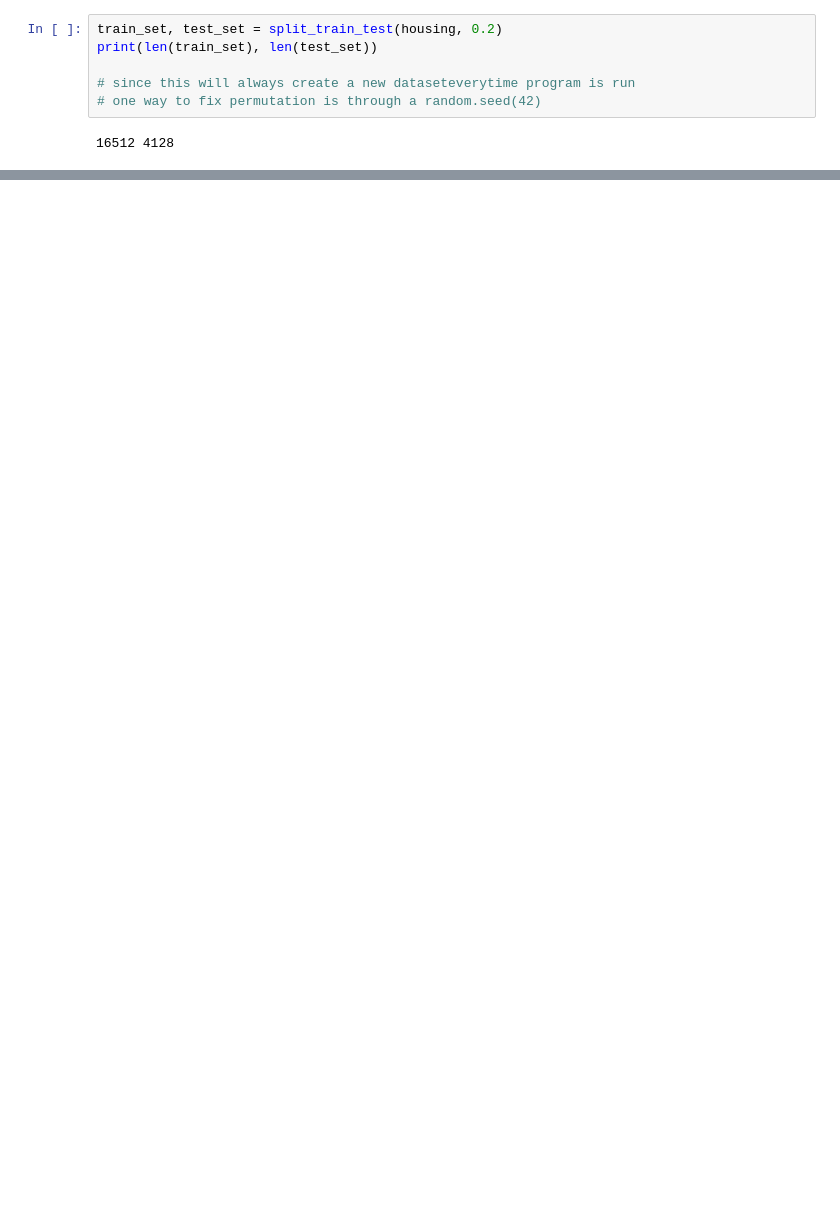
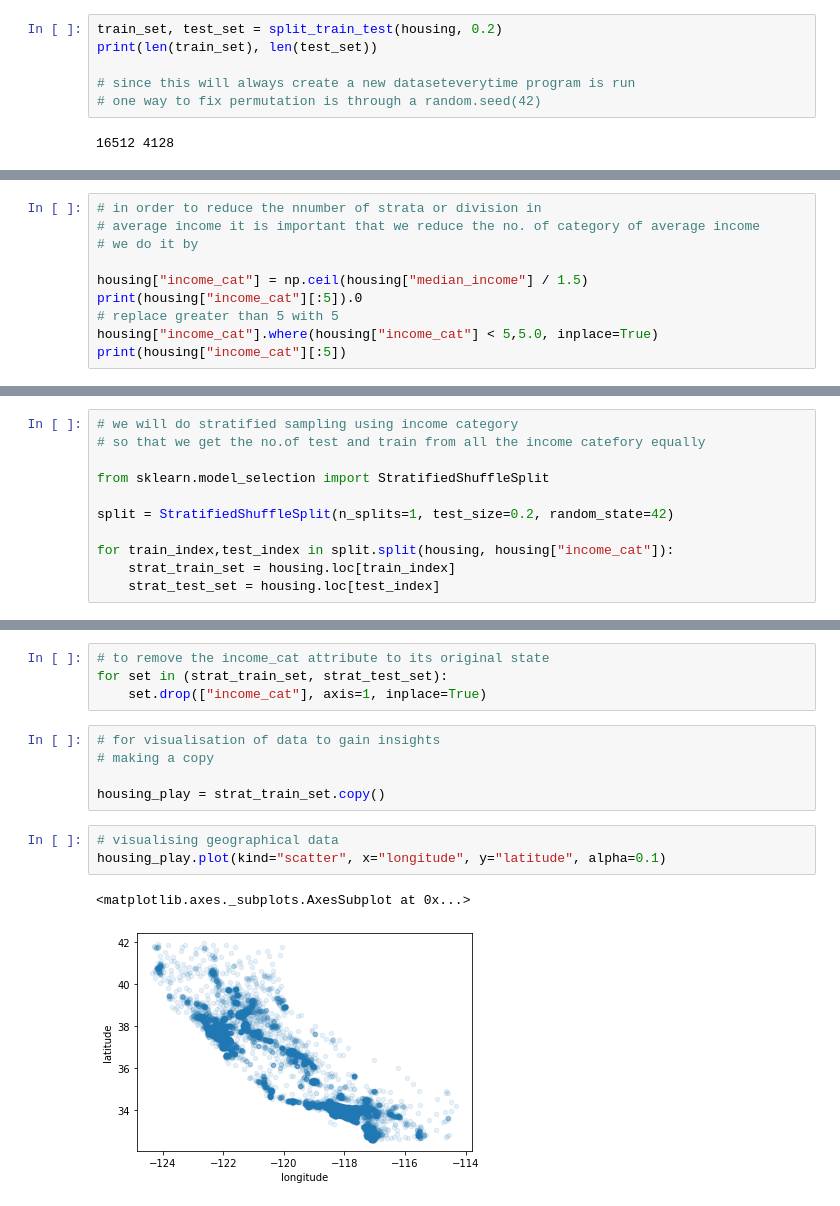
Before and after one commit to fanbyprinciple/hands_on_ml, a Jupyter notebook: chapter_two/housing.ipynb, the cells around one changed output, grey strips where cells are left out. Cells and saved outputs as stored; diff of their text form; blank space fills up the shorter version.

Commit message:
chapter_two: visualising through graphs

```diff
--- a/chapter_two/housing.ipynb
+++ b/chapter_two/housing.ipynb
@@ -208,0 +251,10 @@ print(len(train_set), len(test_set))
+# %%
+# in order to reduce the nnumber of strata or division in
+# average income it is important that we reduce the no. of category of average income
+# we do it by
+
+housing["income_cat"] = np.ceil(housing["median_income"] / 1.5)
+print(housing["income_cat"][:5]).0
+# replace greater than 5 with 5
+housing["income_cat"].where(housing["income_cat"] < 5,5.0, inplace=True)
+print(housing["income_cat"][:5])
@@ -208,0 +274,11 @@ print(len(train_set), len(test_set))
+# %%
+# we will do stratified sampling using income category
+# so that we get the no.of test and train from all the income catefory equally
+
+from sklearn.model_selection import StratifiedShuffleSplit
+
+split = StratifiedShuffleSplit(n_splits=1, test_size=0.2, random_state=42)
+
+for train_index,test_index in split.split(housing, housing["income_cat"]):
+    strat_train_set = housing.loc[train_index]
+    strat_test_set = housing.loc[test_index]
@@ -208,0 +300,15 @@ print(len(train_set), len(test_set))
+# %%
+# to remove the income_cat attribute to its original state
+for set in (strat_train_set, strat_test_set):
+    set.drop(["income_cat"], axis=1, inplace=True)
+# %%
+# for visualisation of data to gain insights
+# making a copy
+
+housing_play = strat_train_set.copy()
+# %%
+# visualising geographical data
+housing_play.plot(kind="scatter", x="longitude", y="latitude", alpha=0.1)
+# %% [output]
+<matplotlib.axes._subplots.AxesSubplot at 0x...>
+[figure, added]
```
Also changed, not shown: parts of 9 cells of this notebook, 2 other files.
